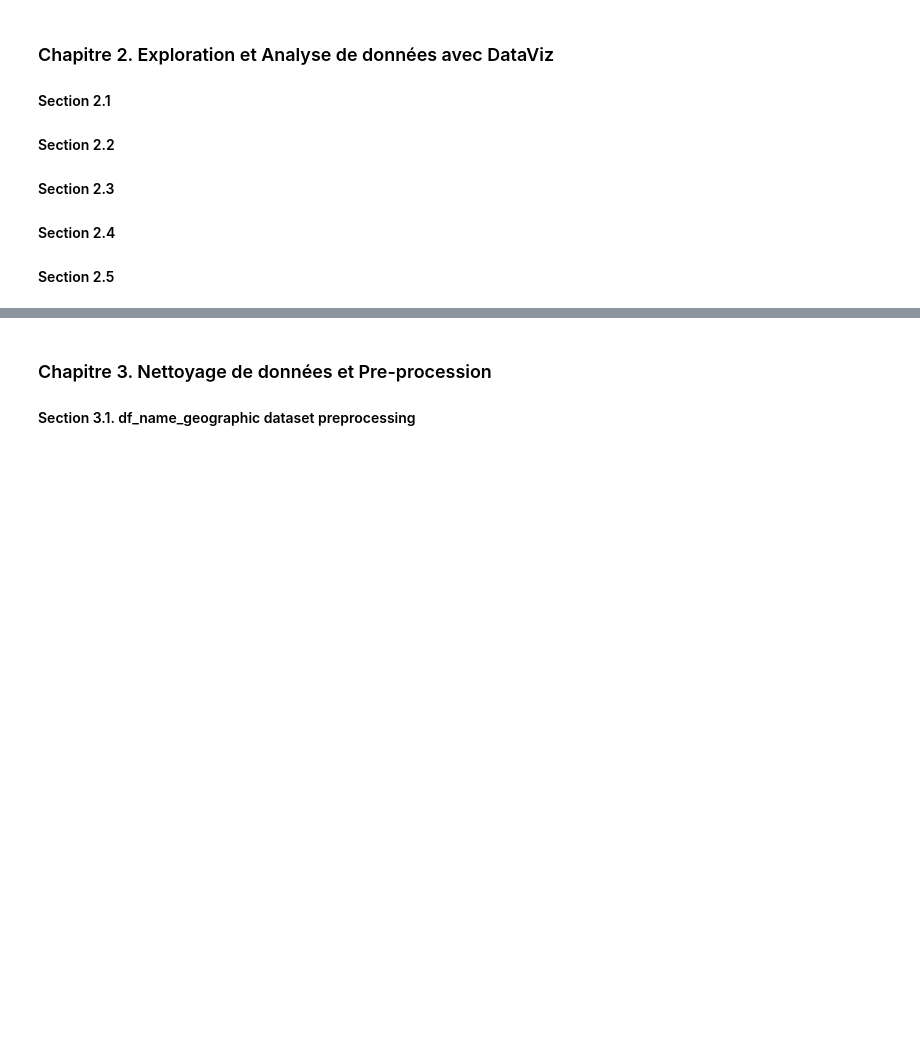
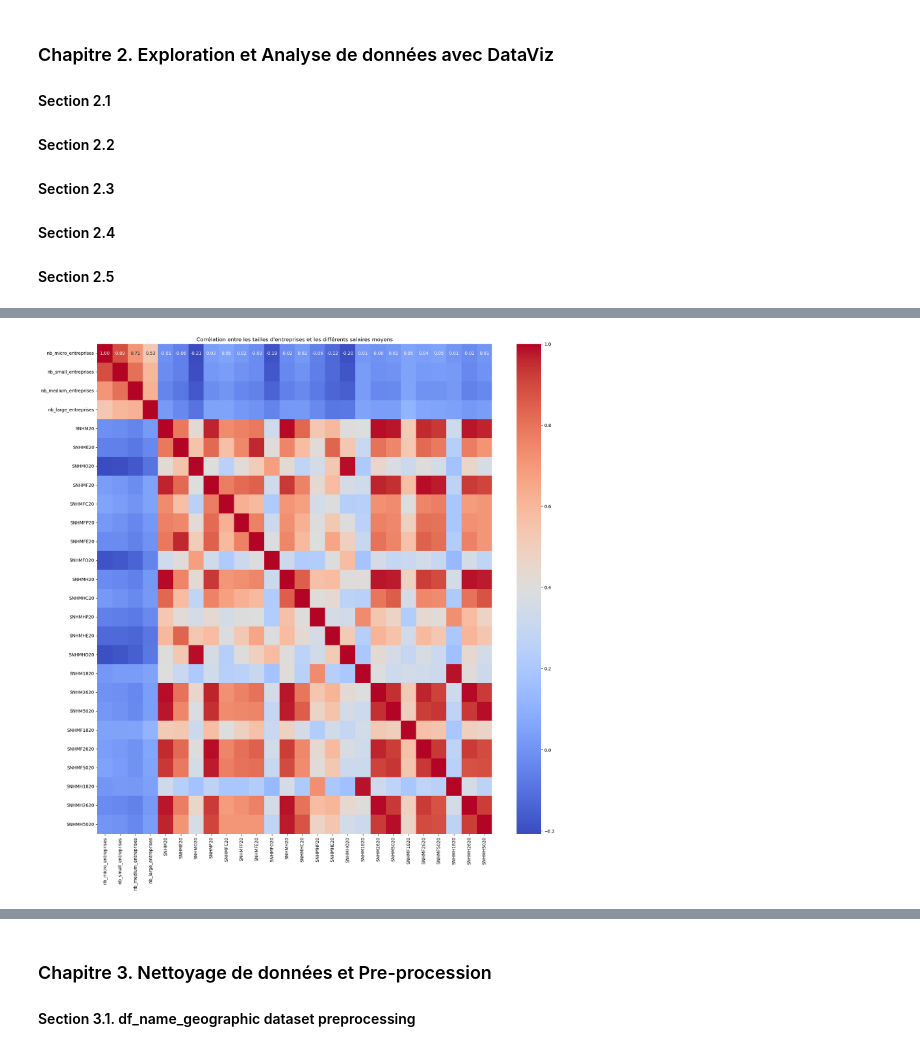
Before and after one commit to nkostiuk/french-industry, a Jupyter notebook: notebooks/Notebook_final-10-03-24.ipynb, the cells around one changed output, grey strips where cells are left out. Drawn from its saved outputs; the diff is of its cells as text; code cells hidden in the pictures; blank space fills up the shorter version.

```diff
--- a/notebooks/Notebook_final-10-03-24.ipynb
+++ b/notebooks/Notebook_final-10-03-24.ipynb
@@ -339,0 +370,17 @@ display(df_merge3.head())
+# %%
+# Correlation between companies size and avarage salaries
+selected_columns = ['nb_micro_entreprises', 'nb_small_entreprises',
+                    'nb_medium_entreprises', 'nb_large_entreprises', 'SNHM20', 'SNHME20', 'SNHMO20',
+                    'SNHMF20','SNHMFC20', 'SNHMFP20', 'SNHMFE20', 'SNHMFO20', 'SNHMH20', 'SNHMHC20', 'SNHMHP20', 'SNHMHE20',
+                    'SNHMHO20', 'SNHM1820', 'SNHM2620', 'SNHM5020', 'SNHMF1820','SNHMF2620', 'SNHMF5020','SNHMH1820',
+                    'SNHMH2620','SNHMH5020']
+selected_df = df_merge3[selected_columns]
+
+correlation_matrix = selected_df.corr()
+
+plt.figure(figsize=(20, 20))
+sns.heatmap(correlation_matrix, annot=True, cmap='coolwarm', fmt=".2f")
+plt.title('Corrélation entre les tailles d\'entreprises et les différents salaires moyens')
+plt.show()
+# %% [output]
+[figure, added]
```
Also changed, not shown: parts of 8 cells of this notebook.
